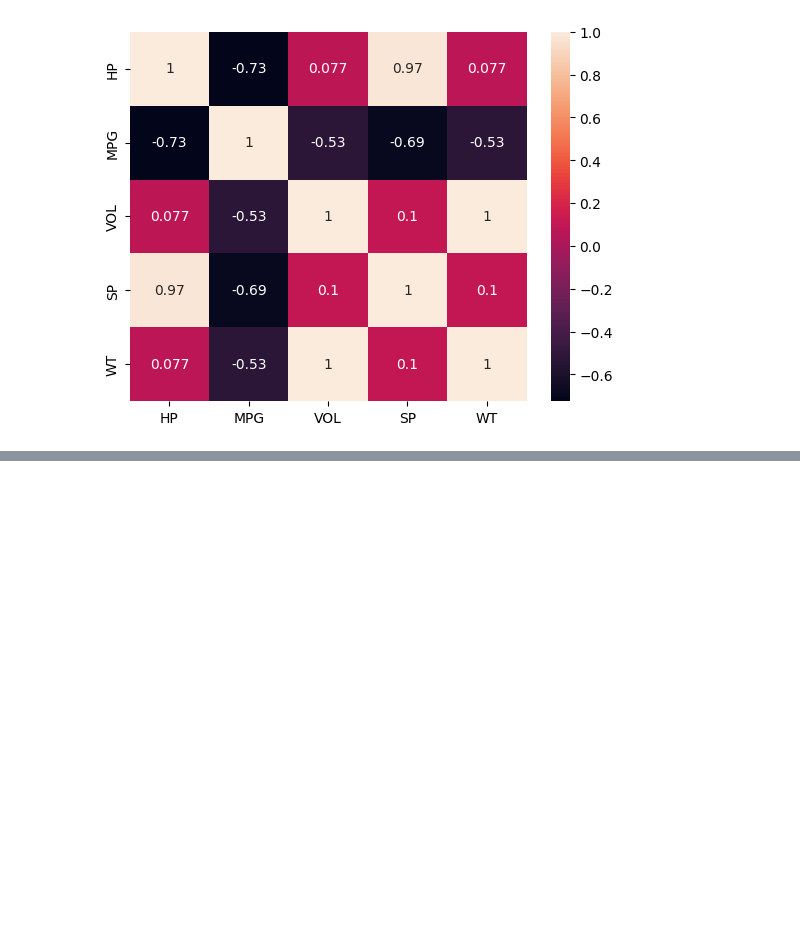
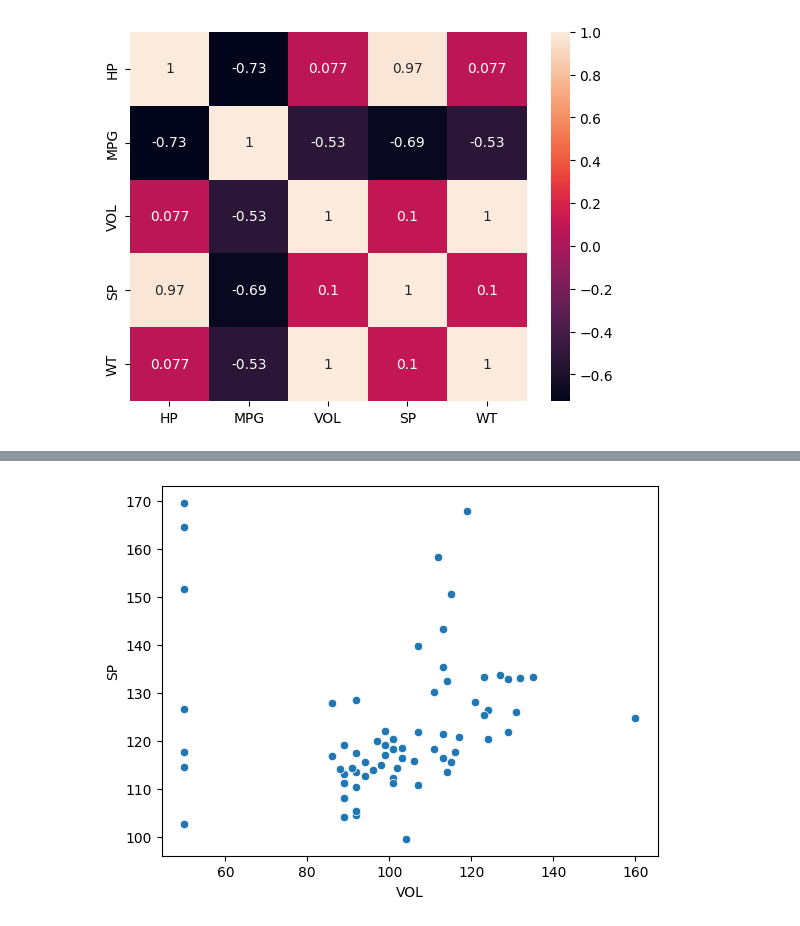
Before and after one commit to MeghanaPidaparthi/ExcelR-tutorials, a Jupyter notebook: Day_21.ipynb, the cells around one changed output, grey strips where cells are left out. Drawn from its saved outputs; the diff is of its cells as text; code cells hidden in the pictures; blank space fills up the shorter version.

```diff
--- a/Day_21.ipynb
+++ b/Day_21.ipynb
@@ -75,0 +99,5 @@ plt.show()
+# %%
+sns.scatterplot(x=cars["VOL"],y=cars["SP"])
+plt.show()
+# %% [output]
+[figure, added]
```
Also changed, not shown: parts of 10 cells of this notebook.
